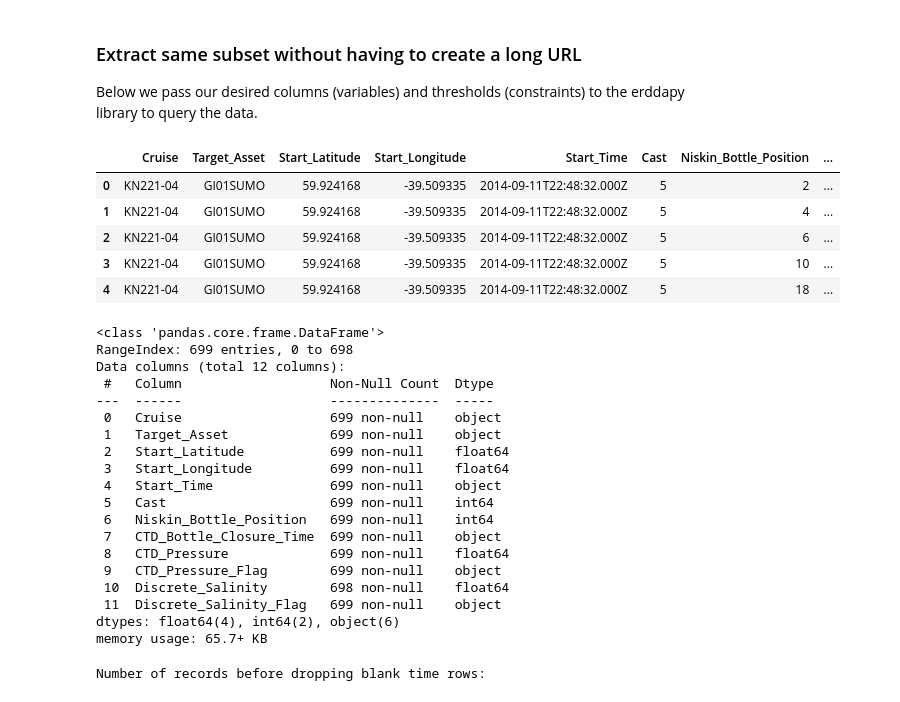
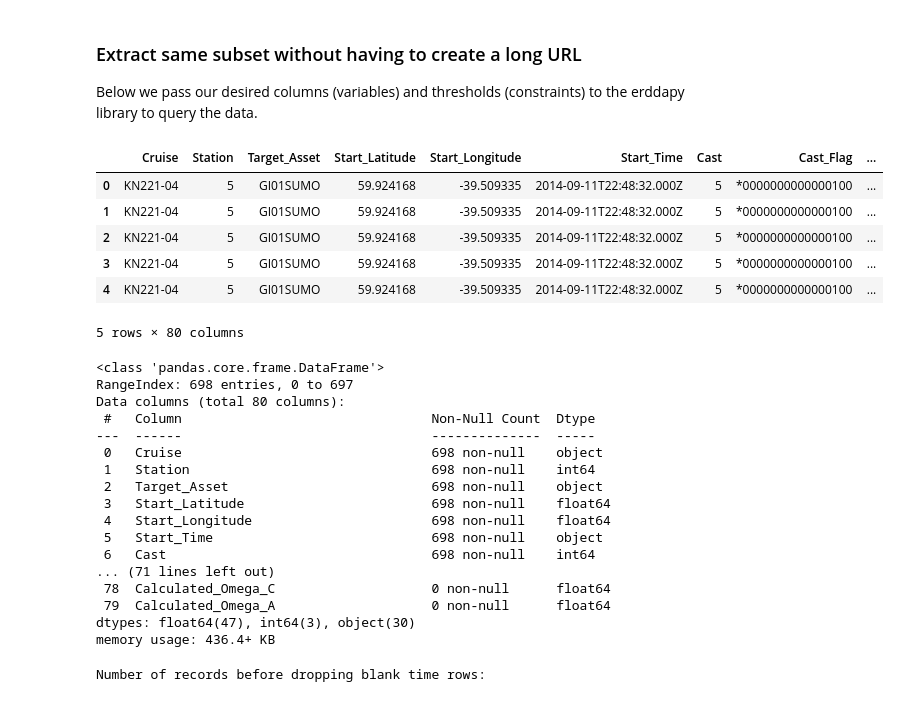
Before and after one commit to embark-cybertraining/embark-scratch-notebooks, a Jupyter notebook: sessions_1_and_2/ooi_cruises_bcodmo_session1.ipynb, the cells around one changed output. Cells and saved outputs as stored; diff of their text form; code cells hidden in the pictures.

```diff
--- a/sessions_1_and_2/ooi_cruises_bcodmo_session1.ipynb
+++ b/sessions_1_and_2/ooi_cruises_bcodmo_session1.ipynb
@@ -454,78 +470,63 @@ Below we pass our desired columns (variables) and thresholds (constraints) to th
 # %%
 from erddapy import ERDDAP
 
 #let it know which ERDDAP server your data of interest are in
 e = ERDDAP(
     server="https://erddap.bco-dmo.org/erddap",
     protocol="tabledap",
 )
 
 # we know the dataset ID and version in this case so we are hard-coding it.
 #  You can search an erddap by keywords to find the dataset you are interested
 #   in if you don't know the ID
 e.dataset_id = "bcodmo_dataset_911407_v1"
 
-#the columns we want in our dataset (subsetting just these columns)
-e.variables = [
-    "Cruise",
-    "Target_Asset",
-    "Start_Latitude",
-    "Start_Longitude",
-    "Start_Time",
-    "Cast",
-    "Niskin_Bottle_Position",
-    "CTD_Bottle_Closure_Time",
-    "CTD_Pressure",
-    "CTD_Pressure_Flag",
-    "Discrete_Salinity",
-    "Discrete_Salinity_Flag",
-]
-
 # the thresholds for lat/lon and quality flags we want
 e.constraints = {
     #limit to our desired geospatial range
     "Start_Latitude>=": 59.5,
     "Start_Latitude<=": 60.5,
     "Start_Longitude>=": -40,
     "Start_Longitude<=": -39,
     #this loads only data where QARTOD flags are "acceptable"
     "Discrete_Salinity_Flag=~": '.*1[0-9]{2}$',
-
+    #only load where salinity has a value
+    # TODO -> replace with syntax needed for same result but with != 'NaN'
+    "Discrete_Salinity>": 0
 }
 
 #now load the desired data into a data frame we will be using
 df_ctd_discr_spatial_erddapy_qc = e.to_pandas(response="csv", skiprows=[1])
 # Call head() to check that the data was read in correctly
 df_ctd_discr_spatial_erddapy_qc.head()
 # %% [output]
-|  | Cruise | Target_Asset | Start_Latitude | Start_Longitude | Start_Time | Cast | Niskin_Bottle_Position | ... |
-| 0 | KN221-04 | GI01SUMO | 59.924168 | -39.509335 | 2014-09-11T22:48:32.000Z | 5 | 2 | ... |
-| 1 | KN221-04 | GI01SUMO | 59.924168 | -39.509335 | 2014-09-11T22:48:32.000Z | 5 | 4 | ... |
-| 2 | KN221-04 | GI01SUMO | 59.924168 | -39.509335 | 2014-09-11T22:48:32.000Z | 5 | 6 | ... |
-| 3 | KN221-04 | GI01SUMO | 59.924168 | -39.509335 | 2014-09-11T22:48:32.000Z | 5 | 10 | ... |
-| 4 | KN221-04 | GI01SUMO | 59.924168 | -39.509335 | 2014-09-11T22:48:32.000Z | 5 | 18 | ... |
+|  | Cruise | Station | Target_Asset | Start_Latitude | Start_Longitude | Start_Time | Cast | Cast_Flag | ... |
+| 0 | KN221-04 | 5 | GI01SUMO | 59.924168 | -39.509335 | 2014-09-11T22:48:32.000Z | 5 | *0000000000000100 | ... |
+| 1 | KN221-04 | 5 | GI01SUMO | 59.924168 | -39.509335 | 2014-09-11T22:48:32.000Z | 5 | *0000000000000100 | ... |
+| 2 | KN221-04 | 5 | GI01SUMO | 59.924168 | -39.509335 | 2014-09-11T22:48:32.000Z | 5 | *0000000000000100 | ... |
+| 3 | KN221-04 | 5 | GI01SUMO | 59.924168 | -39.509335 | 2014-09-11T22:48:32.000Z | 5 | *0000000000000100 | ... |
+| 4 | KN221-04 | 5 | GI01SUMO | 59.924168 | -39.509335 | 2014-09-11T22:48:32.000Z | 5 | *0000000000000100 | ... |
+5 rows × 80 columns
 # %%
 df_ctd_discr_spatial_erddapy_qc.info()
 # %% [output]
 <class 'pandas.core.frame.DataFrame'>
-RangeIndex: 699 entries, 0 to 698
-Data columns (total 12 columns):
- #   Column                   Non-Null Count  Dtype
----  ------                   --------------  -----
- 0   Cruise                   699 non-null    object
- 1   Target_Asset             699 non-null    object
- 2   Start_Latitude           699 non-null    float64
- 3   Start_Longitude          699 non-null    float64
- 4   Start_Time               699 non-null    object
- 5   Cast                     699 non-null    int64
- 6   Niskin_Bottle_Position   699 non-null    int64
- 7   CTD_Bottle_Closure_Time  699 non-null    object
- 8   CTD_Pressure             699 non-null    float64
- 9   CTD_Pressure_Flag        699 non-null    object
- 10  Discrete_Salinity        698 non-null    float64
- 11  Discrete_Salinity_Flag   699 non-null    object
-dtypes: float64(4), int64(2), object(6)
-memory usage: 65.7+ KB
+RangeIndex: 698 entries, 0 to 697
+Data columns (total 80 columns):
+ #   Column                                Non-Null Count  Dtype
+---  ------                                --------------  -----
+ 0   Cruise                                698 non-null    object
+ 1   Station                               698 non-null    int64
+ 2   Target_Asset                          698 non-null    object
+ 3   Start_Latitude                        698 non-null    float64
+ 4   Start_Longitude                       698 non-null    float64
+ 5   Start_Time                            698 non-null    object
+ 6   Cast                                  698 non-null    int64
+... (71 lines left out)
+ 78  Calculated_Omega_C                    0 non-null      float64
+ 79  Calculated_Omega_A                    0 non-null      float64
+dtypes: float64(47), int64(3), object(30)
+memory usage: 436.4+ KB
 # %%
 # account for any NAs in ooi_subset["CTD_Bottle_Closure_Time (unitless)"]
 # so we are dropping any rows that have no time
```
Also changed, not shown: parts of 31 cells of this notebook.
